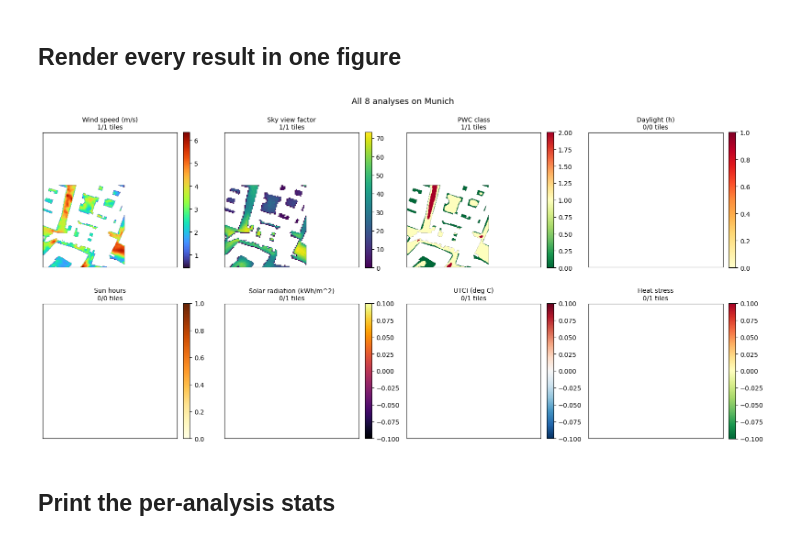
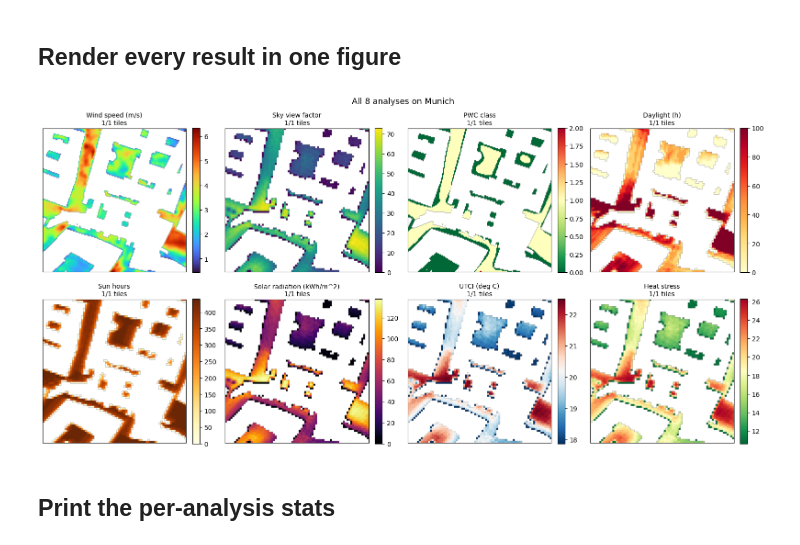
Before and after one commit to Infrared-city/infrared-skills, a Jupyter notebook: cookbook/notebooks/05_analysis_types_tour.ipynb, the cells around one changed output. Drawn from its saved outputs; the diff is of its cells as text; code cells hidden in the pictures.

```diff
--- a/cookbook/notebooks/05_analysis_types_tour.ipynb
+++ b/cookbook/notebooks/05_analysis_types_tour.ipynb
@@ -77,16 +76,17 @@ layer payloads between requests.
 location = Location(latitude=city.latitude, longitude=city.longitude)
 wind_fields = extract_weather_fields(weather, ["windSpeed", "windDirection"])
 
-group_a = [
+# All 8 payloads go into one list. The SDK pools every (payload x tile)
+# job into a single thread pool, so analyses run concurrently.
+payloads = [
     WindModelRequest(analysis_type=AnalysesName.wind_speed,
                      wind_speed=5, wind_direction=270),
     SvfModelRequest(analysis_type=AnalysesName.sky_view_factors,
                     latitude=city.latitude, longitude=city.longitude),
     PwcModelRequest(analysis_type=AnalysesName.pedestrian_wind_comfort,
-                    criteria=PwcCriteria.lawson_lddc, **wind_fields),
-]
-
-group_b = [
+                    criteria=PwcCriteria.lawson_lddc,
+                    wind_speed=wind_fields["wind_speed"],
+                    wind_direction=wind_fields["wind_direction"]),
     SolarModelRequest(analysis_type=AnalysesName.daylight_availability,
                       latitude=city.latitude, longitude=city.longitude, time_period=tp),
     SolarModelRequest(analysis_type=AnalysesName.direct_sun_hours,
@@ -94,9 +94,6 @@ group_b = [
     SolarRadiationModelRequest.from_weatherfile_payload(
         payload=BaseAnalysisPayload(analysis_type=AnalysesName.solar_radiation),
         location=location, time_period=tp, weather_data=weather),
-]
-
-group_c = [
     UtciModelRequest.from_weatherfile_payload(
         payload=UtciModelBaseRequest(analysis_type=AnalysesName.thermal_comfort_index),
         location=location, time_period=tp, weather_data=weather),
@@ -106,5 +103,5 @@ group_c = [
             subtype=TcsSubtype.heat_stress),
         location=location, time_period=tp, weather_data=weather),
 ]
-print(f"group_a={len(group_a)}  group_b={len(group_b)}  group_c={len(group_c)}")
+print(f"{len(payloads)} payloads queued for one batched run")
 # %% [output]
@@ -139,38 +152,61 @@ ORDER = [
     AnalysesName.pedestrian_wind_comfort,
     AnalysesName.daylight_availability,
     AnalysesName.direct_sun_hours,
     AnalysesName.solar_radiation,
     AnalysesName.thermal_comfort_index,
     AnalysesName.thermal_comfort_statistics,
 ]
 LABELS = {
     AnalysesName.wind_speed: ("Wind speed (m/s)", "turbo"),
     AnalysesName.sky_view_factors: ("Sky view factor", "viridis"),
     AnalysesName.pedestrian_wind_comfort: ("PWC class", "RdYlGn_r"),
     AnalysesName.daylight_availability: ("Daylight (h)", "YlOrRd"),
     AnalysesName.direct_sun_hours: ("Sun hours", "YlOrBr"),
     AnalysesName.solar_radiation: ("Solar radiation (kWh/m^2)", "inferno"),
     AnalysesName.thermal_comfort_index: ("UTCI (deg C)", "RdBu_r"),
     AnalysesName.thermal_comfort_statistics: ("Heat stress", "RdYlGn_r"),
 }
 
+def crop_to_data(g):
+    """Trim NaN borders. Returns None when the grid has no valid cells."""
+    if g.size == 0:
+        return None
+    mask = ~np.isnan(g)
+    if not mask.any():
+        return None
+    ys, xs = np.where(mask)
+    return g[ys.min():ys.max() + 1, xs.min():xs.max() + 1]
+
+NEWLINE = chr(10)
 fig, axes = plt.subplots(2, 4, figsize=(16, 8))
 for i, atype in enumerate(ORDER):
     ax = axes.flat[i]
+    title, cmap = LABELS[atype]
     r = results.get(atype)
     if r is None:
-        ax.set_axis_off(); continue
-    title, cmap = LABELS[atype]
-    im = ax.imshow(np.flipud(r.merged_grid), cmap=cmap,
+        ax.text(0.5, 0.5, title + NEWLINE + "(no result)",
+                ha="center", va="center", transform=ax.transAxes,
+                fontsize=10, color="#888")
+        ax.set_xticks([]); ax.set_yticks([])
+        continue
+    cropped = crop_to_data(r.merged_grid)
+    if cropped is None:
+        ax.text(0.5, 0.5,
+                title + NEWLINE + f"(no data, {r.succeeded_jobs}/{r.total_jobs})",
+                ha="center", va="center", transform=ax.transAxes,
+                fontsize=10, color="#888")
+        ax.set_xticks([]); ax.set_yticks([])
+        continue
+    im = ax.imshow(np.flipud(cropped), cmap=cmap,
                    vmin=r.min_legend, vmax=r.max_legend)
-    ax.set_title(f"{title}\n{r.succeeded_jobs}/{r.total_jobs} tiles", fontsize=10)
+    ax.set_title(title + NEWLINE + f"{r.succeeded_jobs}/{r.total_jobs} tiles", fontsize=10)
     ax.set_xticks([]); ax.set_yticks([])
     fig.colorbar(im, ax=ax, fraction=0.046, pad=0.04)
 
 fig.suptitle(f"All 8 analyses on {city.name}", fontsize=13)
 plt.tight_layout(); plt.show()
 # %% [output]
-[figure, old version]
+[figure, new version]
 # %% [markdown]
 ## Print the per-analysis stats
 # %%
```
Also changed, not shown: parts of 8 cells of this notebook, 10 other files.
